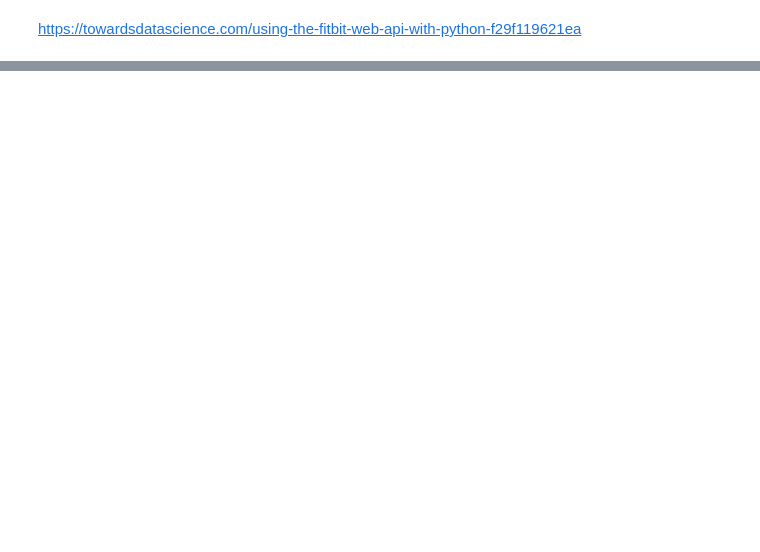
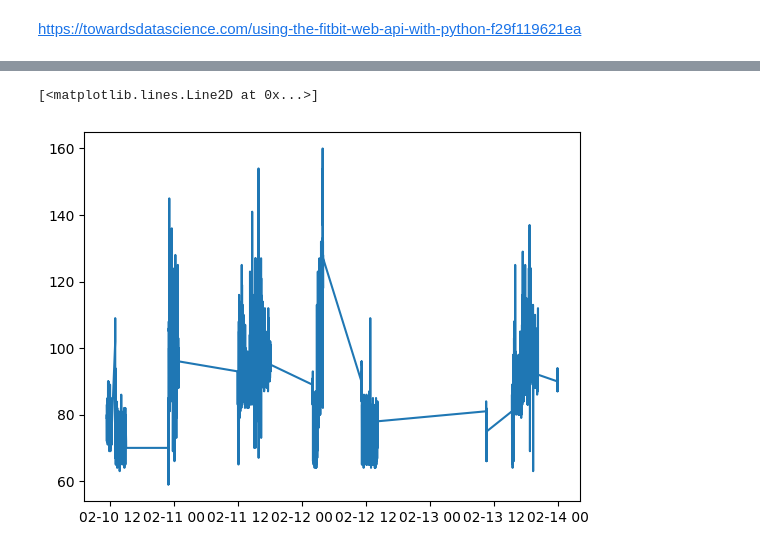
Before and after one commit to lotusflyer/python-fitbit, a Jupyter notebook: Second-Data-Grab.ipynb, the cells around one changed output, grey strips where cells are left out. Saved outputs shown, nothing was run; the diff lists cells and outputs as text; code cells hidden in the pictures; blank space fills up the shorter version.

Commit message:
Continued edits via towardsdatascience link

```diff
--- a/Second-Data-Grab.ipynb
+++ b/Second-Data-Grab.ipynb
@@ -66,0 +91,23 @@ oneDayData
+# %%
+startTime = pd.datetime(year = 2022, month = 9, day = 1)
+endTime = pd.datetime.today().date()
+
+date_list = []
+df_list = []
+allDates = pd.date_range(start = startTime, end = endTime)
+
+
+for oneDate in allDates:
+    oneDate = oneDate.date().strftime("%Y-%m-%d")
+    ondDayData = oneDayData = auth2_client.intraday_time_series('activities/heart', base_date = oneDate, detail_level='1sec')
+    df = pd.DataFrame(oneDayData['activities-heart-intraday']['dataset'])
+    date_list.append(oneDate)
+    df_list.append(df)
+final_df_list = []
+for date,df in zip(date_list, df_list):
+    if len(df) == 0:
+        continue
+    df.loc[:,'date'] = pd.to_datetime(date)
+    final_df_list.append(df)
+final_df = pd.concat(final_df_list, axis = 0)
+final_df
@@ -102,0 +212,6 @@ pd.DataFrame(oneDayData['activities-heart-intraday']['dataset'])
+# %%
+coupledays_df2 = coupledays_df.tail(10000)
+plt.plot(coupledays_df2.date, coupledays_df2.value)
+# %% [output]
+[<matplotlib.lines.Line2D at 0x...>]
+[figure, added]
```
Also changed, not shown: parts of 14 cells of this notebook, 1 other file.
